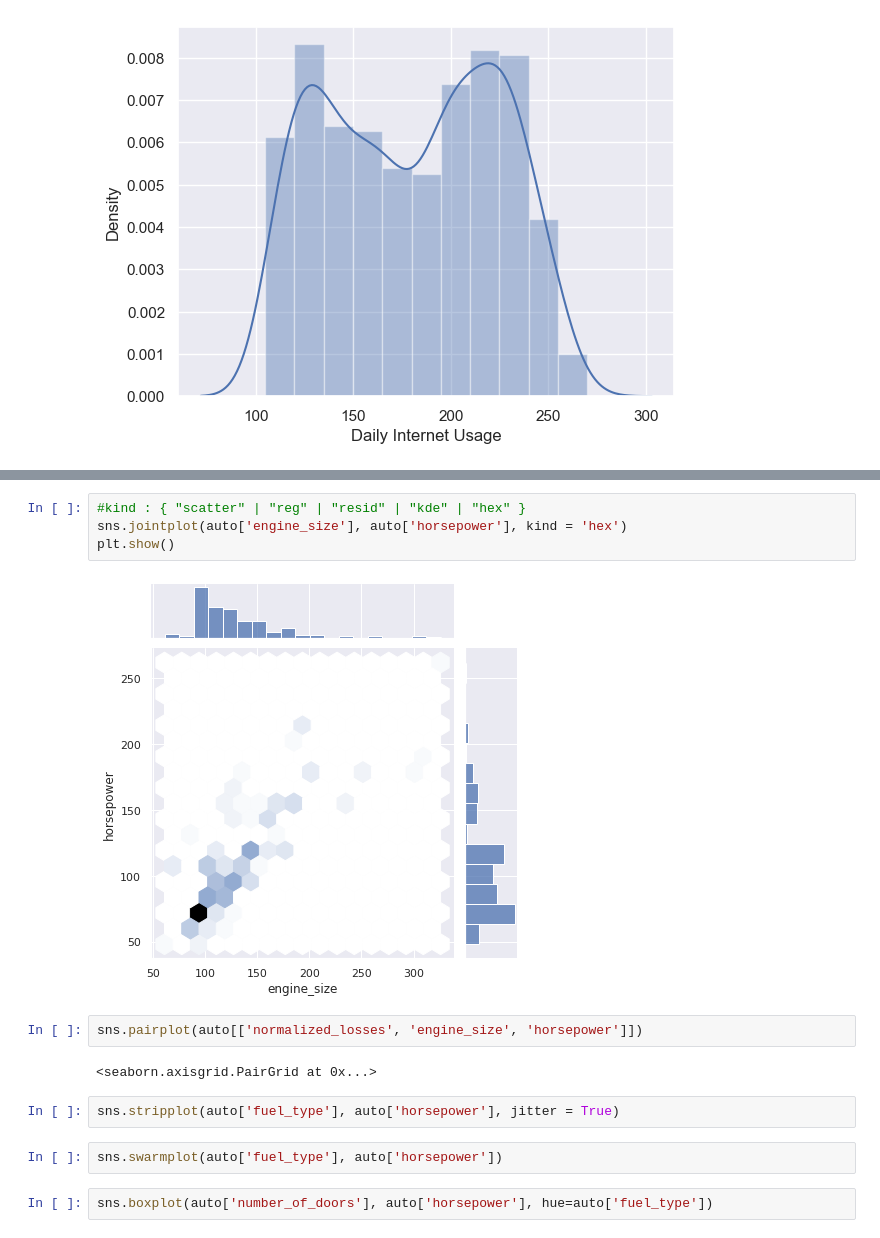
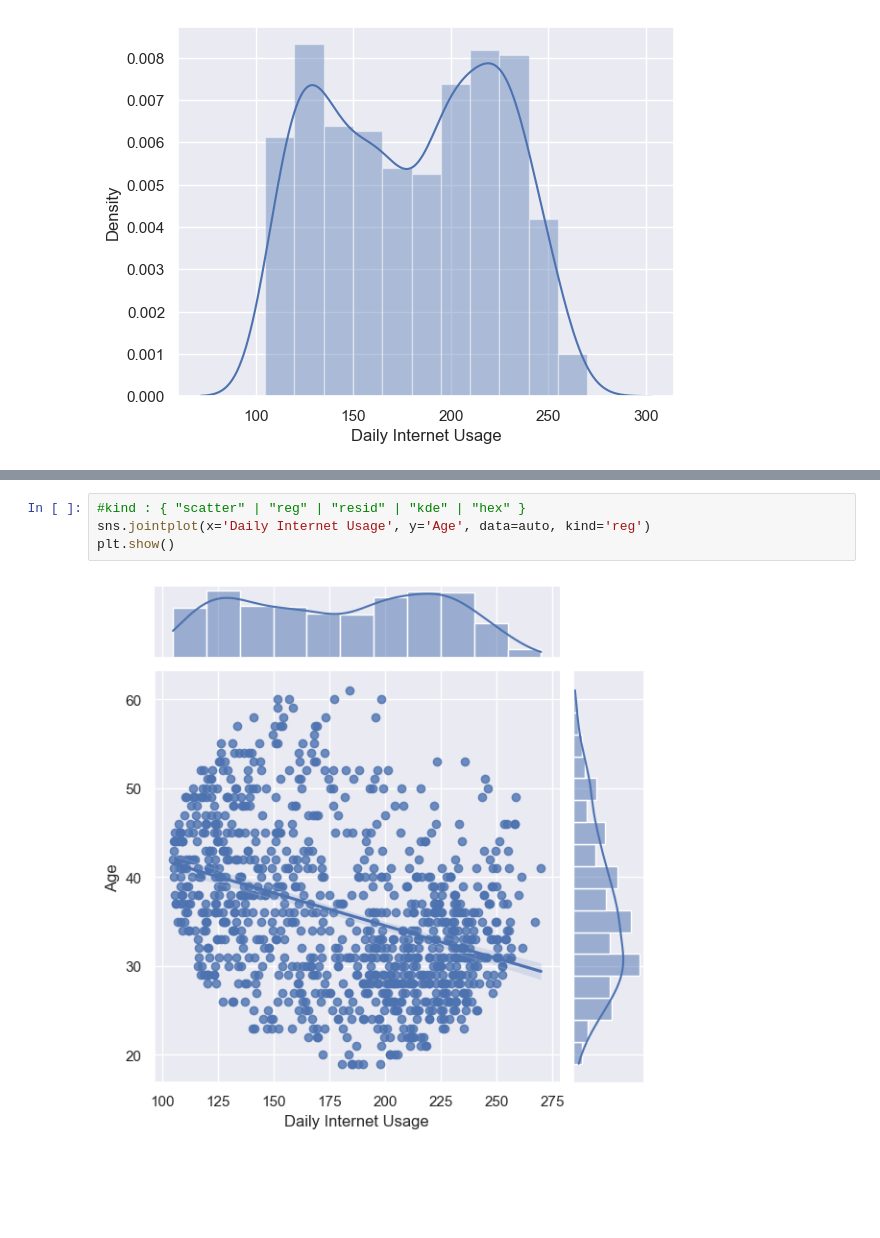
Before and after one commit to Het2518/Udemy_ML_Cource, a Jupyter notebook: Python Fundamentals/EDA+-+Part2.ipynb, the cells around one changed output, grey strips where cells are left out. Drawn from its saved outputs; the diff is of its cells as text; blank space fills up the shorter version.

```diff
--- a/Python Fundamentals/EDA+-+Part2.ipynb
+++ b/Python Fundamentals/EDA+-+Part2.ipynb
@@ -44,16 +44,6 @@ plt.show()
 # %%
 #kind : { "scatter" | "reg" | "resid" | "kde" | "hex" }
-sns.jointplot(auto['engine_size'], auto['horsepower'], kind = 'hex')
+sns.jointplot(x='Daily Internet Usage', y='Age', data=auto, kind='reg')
 plt.show()
 # %% [output]
-[figure, old version]
+[figure, new version]
-# %%
-sns.pairplot(auto[['normalized_losses', 'engine_size', 'horsepower']])
-# %% [output]
-<seaborn.axisgrid.PairGrid at 0x...>
-# %%
-sns.stripplot(auto['fuel_type'], auto['horsepower'], jitter = True)
-# %%
-sns.swarmplot(auto['fuel_type'], auto['horsepower'])
-# %%
-sns.boxplot(auto['number_of_doors'], auto['horsepower'], hue=auto['fuel_type'])
```
Also changed, not shown: parts of 15 cells of this notebook.
